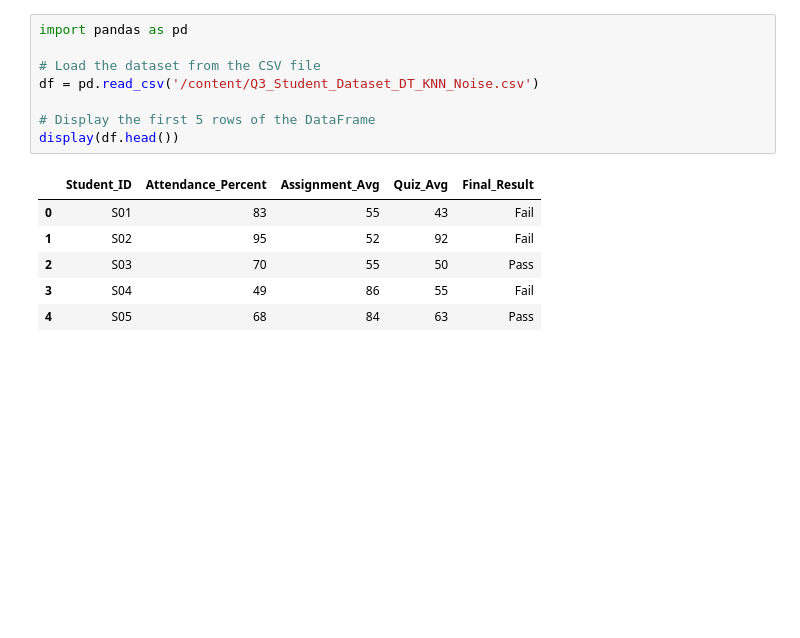
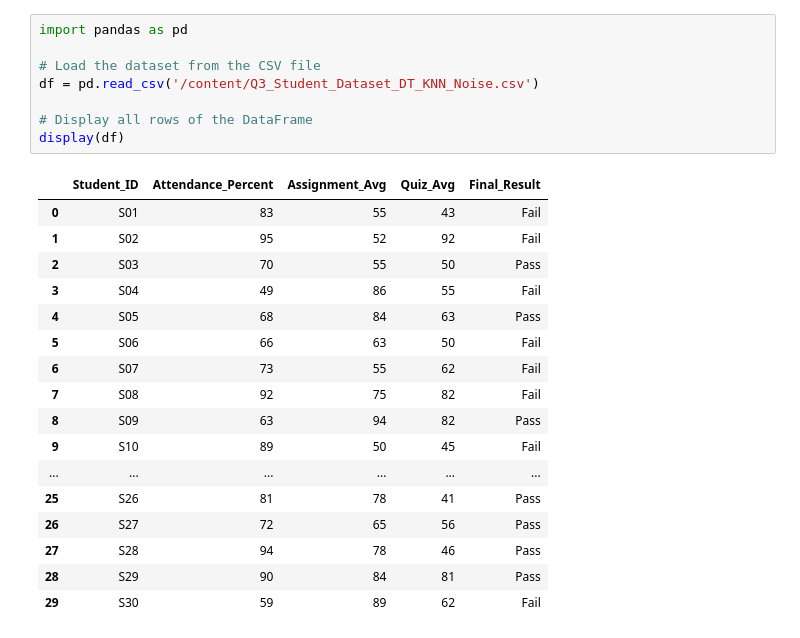
Before and after one commit to MeowMeow-wu/Q3, a Jupyter notebook: Q3.ipynb, the cells around one changed output. Saved outputs shown, nothing was run; the diff lists cells and outputs as text; blank space fills up the shorter version.

```diff
--- a/Q3.ipynb
+++ b/Q3.ipynb
@@ -3,15 +3,26 @@
 # %%
 import pandas as pd
 
 # Load the dataset from the CSV file
 df = pd.read_csv('/content/Q3_Student_Dataset_DT_KNN_Noise.csv')
 
-# Display the first 5 rows of the DataFrame
-display(df.head())
+# Display all rows of the DataFrame
+display(df)
 # %% [output]
 |  | Student_ID | Attendance_Percent | Assignment_Avg | Quiz_Avg | Final_Result |
 | 0 | S01 | 83 | 55 | 43 | Fail |
 | 1 | S02 | 95 | 52 | 92 | Fail |
 | 2 | S03 | 70 | 55 | 50 | Pass |
 | 3 | S04 | 49 | 86 | 55 | Fail |
 | 4 | S05 | 68 | 84 | 63 | Pass |
+| 5 | S06 | 66 | 63 | 50 | Fail |
+| 6 | S07 | 73 | 55 | 62 | Fail |
+| 7 | S08 | 92 | 75 | 82 | Fail |
+| 8 | S09 | 63 | 94 | 82 | Pass |
+| 9 | S10 | 89 | 50 | 45 | Fail |
+| ... | ... | ... | ... | ... | ... |
+| 25 | S26 | 81 | 78 | 41 | Pass |
+| 26 | S27 | 72 | 65 | 56 | Pass |
+| 27 | S28 | 94 | 78 | 46 | Pass |
+| 28 | S29 | 90 | 84 | 81 | Pass |
+| 29 | S30 | 59 | 89 | 62 | Fail |
```
Also changed, not shown: parts of 15 cells of this notebook.
